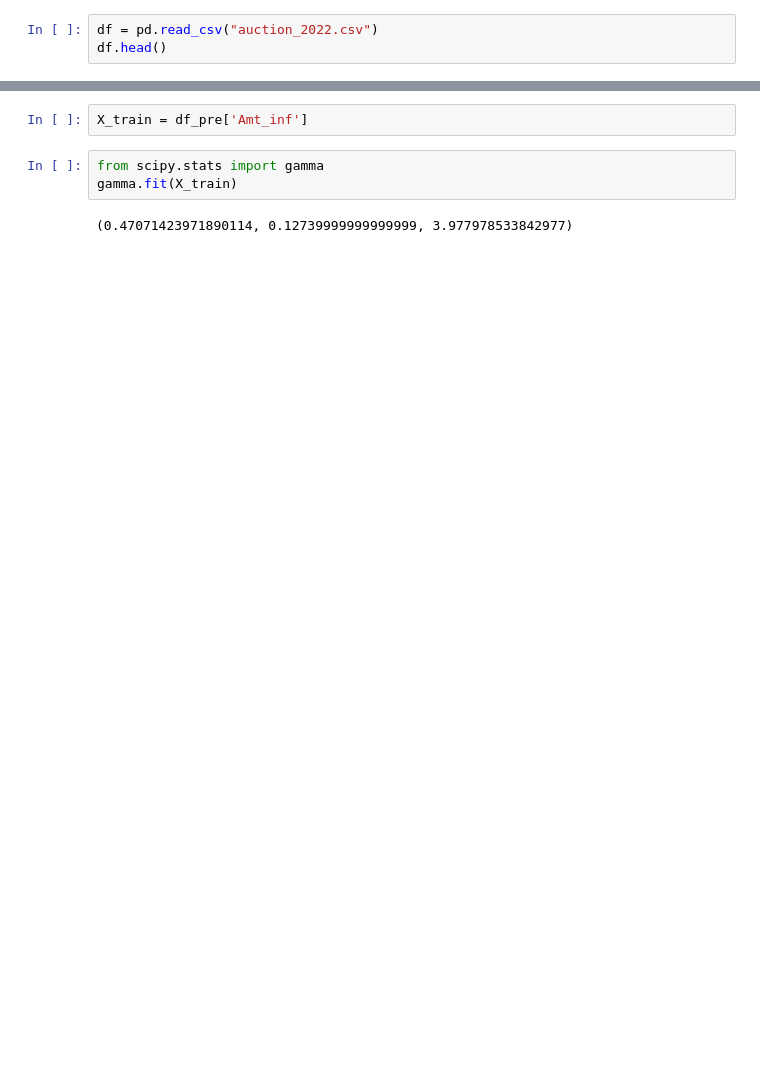
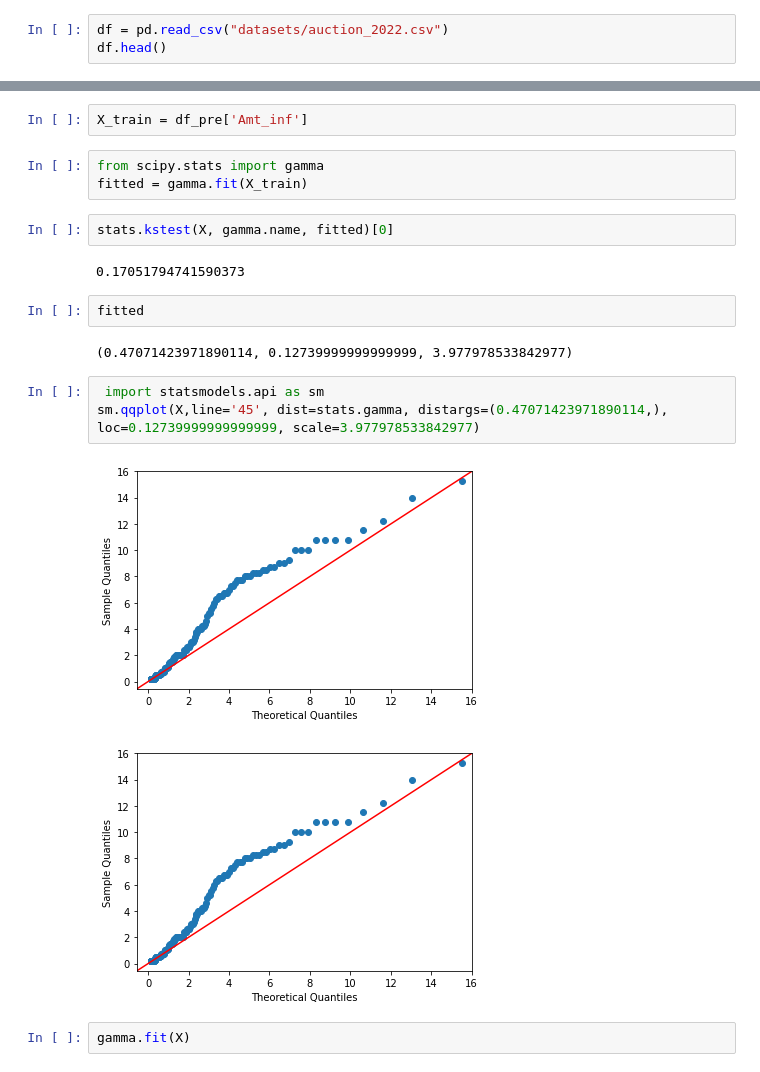
Before and after one commit to arneshbose1/Auction_analysis, a Jupyter notebook: Distribution Fitting.ipynb, the cells around one changed output, grey strips where cells are left out. Saved outputs shown, nothing was run; the diff lists cells and outputs as text; blank space fills up the shorter version.

```diff
--- a/Distribution Fitting.ipynb
+++ b/Distribution Fitting.ipynb
@@ -16,7 +16,7 @@ warnings.filterwarnings("ignore")
 ksN = 100           # Kolmogorov-Smirnov KS test for goodness of fit: samples
 ALPHA = 0.05        # significance level for hypothesis test
 # %%
-df = pd.read_csv("auction_2022.csv")
+df = pd.read_csv("datasets/auction_2022.csv")
 df.head()
 # %% [output]
 |  | Name | Base | Sold | Team | Prev_team | Nationality | Role |
@@ -110,6 +110,20 @@ df_pre.head()
 X_train = df_pre['Amt_inf']
 # %%
 from scipy.stats import gamma
-gamma.fit(X_train)
+fitted = gamma.fit(X_train)
-# %% [output]
-(0.47071423971890114, 0.12739999999999999, 3.977978533842977)
+# %%
+stats.kstest(X, gamma.name, fitted)[0]
+# %% [output]
+0.17051794741590373
+# %%
+fitted
+# %% [output]
+(0.47071423971890114, 0.12739999999999999, 3.977978533842977)
+# %%
+ import statsmodels.api as sm
+sm.qqplot(X,line='45', dist=stats.gamma, distargs=(0.47071423971890114,), loc=0.12739999999999999, scale=3.977978533842977)
+# %% [output]
+[figure, added]
+[figure, added]
+# %%
+gamma.fit(X)
```
Also changed, not shown: parts of 2 cells of this notebook, 20 other files.
